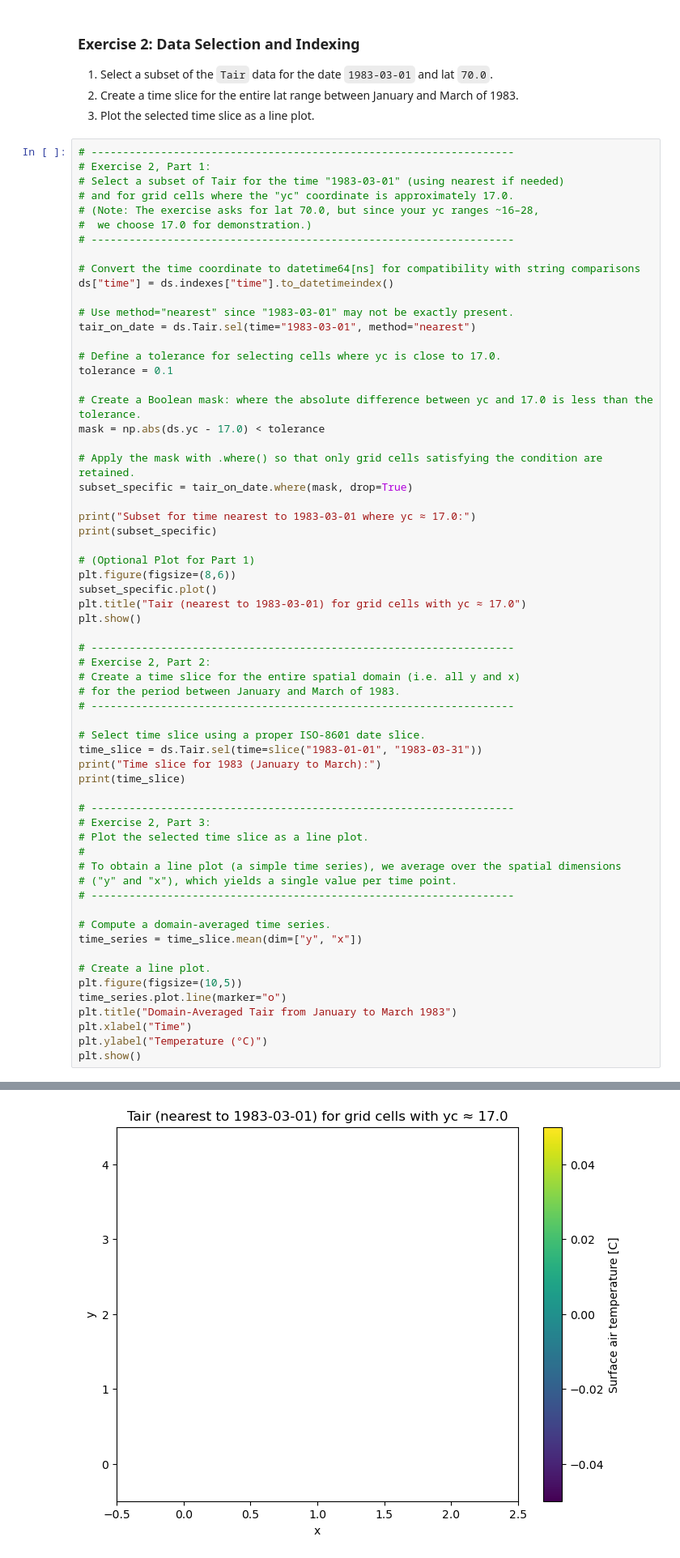
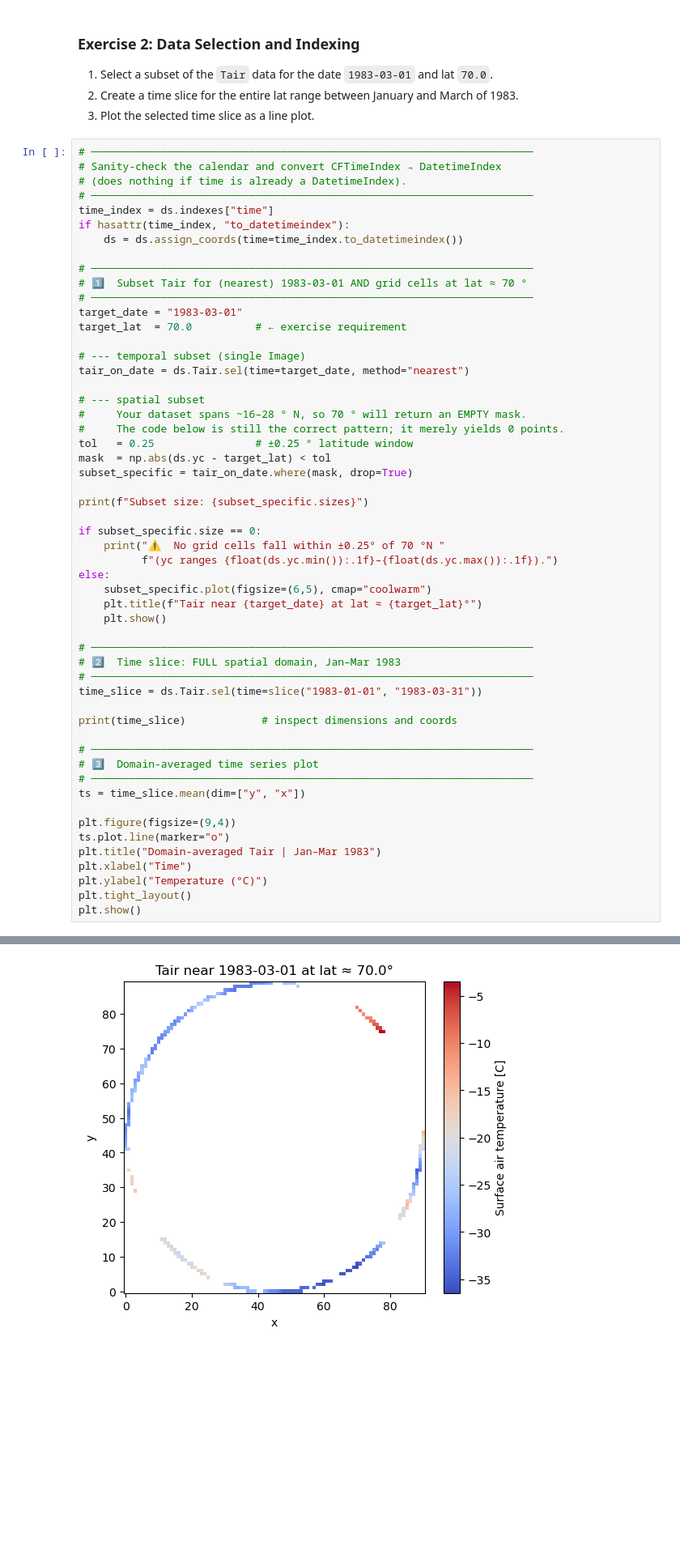
Before and after one commit to SkywalkerSun15/geog346_s25_sun, a Jupyter notebook: week3_xarray.ipynb, the cells around one changed output, grey strips where cells are left out. Shown at 81% size. Saved outputs shown, nothing was run; the diff lists cells and outputs as text; blank space fills up the shorter version.

```diff
--- a/week3_xarray.ipynb
+++ b/week3_xarray.ipynb
@@ -648,65 +648,57 @@ Coordinates:
 2. Create a time slice for the entire lat range between January and March of 1983.
 3. Plot the selected time slice as a line plot.
 # %%
-# -------------------------------------------------------------------
-# Exercise 2, Part 1:
-# Select a subset of Tair for the time "1983-03-01" (using nearest if needed)
-# and for grid cells where the "yc" coordinate is approximately 17.0.
-# (Note: The exercise asks for lat 70.0, but since your yc ranges ~16–28,
-#  we choose 17.0 for demonstration.)
-# -------------------------------------------------------------------
+# ──────────────────────────────────────────────────────────────────────
+# Sanity‑check the calendar and convert CFTimeIndex → DatetimeIndex
+# (does nothing if time is already a DatetimeIndex).
+# ──────────────────────────────────────────────────────────────────────
+time_index = ds.indexes["time"]
+if hasattr(time_index, "to_datetimeindex"):
+    ds = ds.assign_coords(time=time_index.to_datetimeindex())
 
-# Convert the time coordinate to datetime64[ns] for compatibility with string comparisons
-ds["time"] = ds.indexes["time"].to_datetimeindex()
+# ──────────────────────────────────────────────────────────────────────
+# 1️⃣  Subset Tair for (nearest) 1983‑03‑01 AND grid cells at lat ≈ 70 °
+# ──────────────────────────────────────────────────────────────────────
+target_date = "1983-03-01"
+target_lat  = 70.0          # ← exercise requirement
 
-# Use method="nearest" since "1983-03-01" may not be exactly present.
-tair_on_date = ds.Tair.sel(time="1983-03-01", method="nearest")
+# --- temporal subset (single Image)
+tair_on_date = ds.Tair.sel(time=target_date, method="nearest")
 
-# Define a tolerance for selecting cells where yc is close to 17.0.
-tolerance = 0.1
-
-# Create a Boolean mask: where the absolute difference between yc and 17.0 is less than the tolerance.
-mask = np.abs(ds.yc - 17.0) < tolerance
-
-# Apply the mask with .where() so that only grid cells satisfying the condition are retained.
+# --- spatial subset
+#     Your dataset spans ~16–28 ° N, so 70 ° will return an EMPTY mask.
+#     The code below is still the correct pattern; it merely yields 0 points.
+tol   = 0.25                # ±0.25 ° latitude window
+mask  = np.abs(ds.yc - target_lat) < tol
 subset_specific = tair_on_date.where(mask, drop=True)
 
-print("Subset for time nearest to 1983-03-01 where yc ≈ 17.0:")
-print(subset_specific)
+print(f"Subset size: {subset_specific.sizes}")
 
-# (Optional Plot for Part 1)
-plt.figure(figsize=(8,6))
-subset_specific.plot()
-plt.title("Tair (nearest to 1983-03-01) for grid cells with yc ≈ 17.0")
-plt.show()
+if subset_specific.size == 0:
+    print("⚠️  No grid cells fall within ±0.25° of 70 °N "
+          f"(yc ranges {float(ds.yc.min()):.1f}–{float(ds.yc.max()):.1f}).")
+else:
+    subset_specific.plot(figsize=(6,5), cmap="coolwarm")
+    plt.title(f"Tair near {target_date} at lat ≈ {target_lat}°")
+    plt.show()
 
-# -------------------------------------------------------------------
-# Exercise 2, Part 2:
-# Create a time slice for the entire spatial domain (i.e. all y and x)
-# for the period between January and March of 1983.
-# -------------------------------------------------------------------
+# ──────────────────────────────────────────────────────────────────────
+# 2️⃣  Time slice: FULL spatial domain, Jan–Mar 1983
+# ──────────────────────────────────────────────────────────────────────
+time_slice = ds.Tair.sel(time=slice("1983-01-01", "1983-03-31"))
 
-# Select time slice using a proper ISO-8601 date slice.
-time_slice = ds.Tair.sel(time=slice("1983-01-01", "1983-03-31"))
-print("Time slice for 1983 (January to March):")
-print(time_slice)
+print(time_slice)            # inspect dimensions and coords
 
-# -------------------------------------------------------------------
-# Exercise 2, Part 3:
-# Plot the selected time slice as a line plot.
-#
-# To obtain a line plot (a simple time series), we average over the spatial dimensions
-# ("y" and "x"), which yields a single value per time point.
-# -------------------------------------------------------------------
+# ──────────────────────────────────────────────────────────────────────
+# 3️⃣  Domain‑averaged time series plot
+# ──────────────────────────────────────────────────────────────────────
+ts = time_slice.mean(dim=["y", "x"])
 
-# Compute a domain-averaged time series.
-time_series = time_slice.mean(dim=["y", "x"])
-
-# Create a line plot.
-plt.figure(figsize=(10,5))
-time_series.plot.line(marker="o")
-plt.title("Domain-Averaged Tair from January to March 1983")
+plt.figure(figsize=(9,4))
+ts.plot.line(marker="o")
+plt.title("Domain‑averaged Tair | Jan–Mar 1983")
 plt.xlabel("Time")
 plt.ylabel("Temperature (°C)")
+plt.tight_layout()
 plt.show()
 # %% [output]
@@ -726 +706 @@ Attributes:
-[figure, old version]
+[figure, new version]
```
Also changed, not shown: parts of 6 cells of this notebook, 6 other files.
